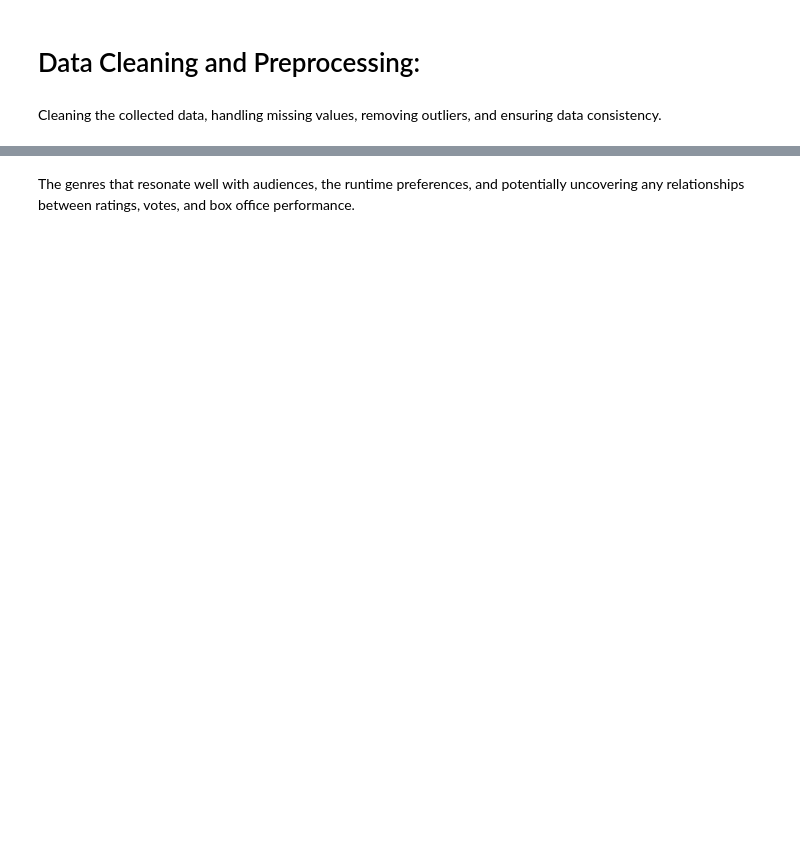
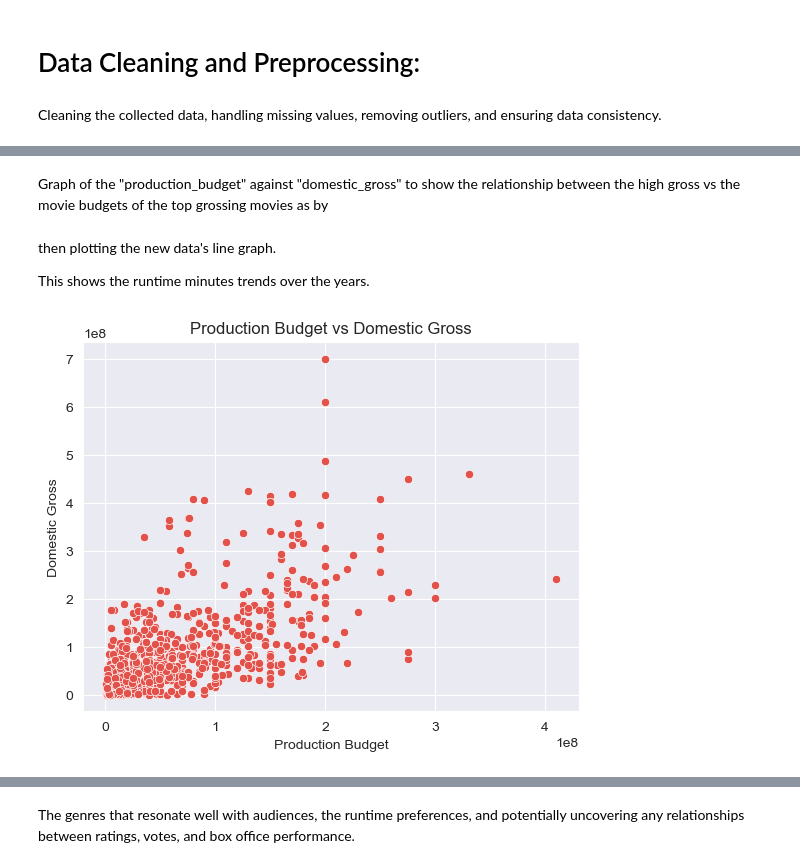
Before and after one commit to randellmwania/Microsoft-Movie-Studio-Market-Analysis-and-Strategy-for-Success, a Jupyter notebook: Microsoft-Movie-Studio-Market-Analysis-and-Strategy-for-Success.ipynb, the cells around one changed output, grey strips where cells are left out. Drawn from its saved outputs; the diff is of its cells as text; code cells hidden in the pictures; blank space fills up the shorter version.

```diff
--- a/Microsoft-Movie-Studio-Market-Analysis-and-Strategy-for-Success.ipynb
+++ b/Microsoft-Movie-Studio-Market-Analysis-and-Strategy-for-Success.ipynb
@@ -361,0 +380,8 @@ highest_grossing_movies = movie_basic_and_rating_df
+# %%
+# Calculate the mean gross for each movie
+bom_movie_basic_and_rating_df['mean_gross'] = (bom_movie_basic_and_rating_df["domestic_gross"] + bom_movie_basic_and_rating_df["foreign_gross"]) / 2
+
+# Display the mean gross values for the first few movies
+mean_gross_values = bom_movie_basic_and_rating_df['mean_gross'].head()
+print("Mean Gross Values:")
+print(mean_gross_values)
@@ -361,0 +409,9 @@ highest_grossing_movies = movie_basic_and_rating_df
+# %%
+# Convert the "production_budget" ,"worldwide_gross" and "domestic_gross" columns to numeric type
+movie_budgets_df['production_budget'] = pd.to_numeric(movie_budgets_df['production_budget'].str.replace('$', '').str.replace(',', ''))
+movie_budgets_df['worldwide_gross'] = pd.to_numeric(movie_budgets_df['worldwide_gross'].str.replace('$', '').str.replace(',', ''))
+movie_budgets_df['domestic_gross'] = pd.to_numeric(movie_budgets_df['domestic_gross'].str.replace('$', '').str.replace(',', ''))
+
+# Sort the DataFrame by the "worldwide_gross" column in descending order
+sorted_movie_budget_df = movie_budgets_df.sort_values(by='worldwide_gross', ascending=False)
+sorted_movie_budget_df.head()
@@ -361,0 +427,9 @@ highest_grossing_movies = movie_basic_and_rating_df
+# %%
+# Rename the 'movie' column to 'original_title' in movie_budgets_df
+movie_budgets_df = movie_budgets_df.rename(columns={"movie": "original_title"})
+
+# Merge bom_movie_basic_and_rating_df with movie_budgets_df based on 'original_title'
+bom_movie_basic_rating_budget_df = bom_movie_basic_and_rating_df.merge(movie_budgets_df[['original_title', 'production_budget']], on='original_title', how='left')
+
+# Display the merged DataFrame bom_movie_basic_rating_budget_df
+bom_movie_basic_rating_budget_df.head()
@@ -361,0 +443,6 @@ highest_grossing_movies = movie_basic_and_rating_df
+# %%
+# Drop rows with NaN values in the "production_budget" column
+bom_movie_basic_rating_budget_df.dropna(subset=['production_budget'], inplace=True)
+
+# Reset the index after dropping rows
+bom_movie_basic_rating_budget_df.reset_index(drop=True, inplace=True)
@@ -361,0 +527,19 @@ highest_grossing_movies = movie_basic_and_rating_df
+# %% [markdown]
+Graph of the "production_budget" against "domestic_gross" to show the relationship between the high gross vs the movie budgets of the top grossing movies as by
+# %% [markdown]
+then plotting the new data's line graph.
+
+This shows the runtime minutes trends over the years.
+# %%
+# Create a scatter plot of Production Budget vs Domestic Gross
+sns.scatterplot(data=bom_movie_basic_rating_budget_df, x='production_budget', y='domestic_gross')
+
+# Set the title and labels
+plt.title('Production Budget vs Domestic Gross')
+plt.xlabel('Production Budget')
+plt.ylabel('Domestic Gross')
+
+# Show the plot
+plt.show()
+# %% [output]
+[figure, added]
```
Also changed, not shown: parts of 104 cells of this notebook.
